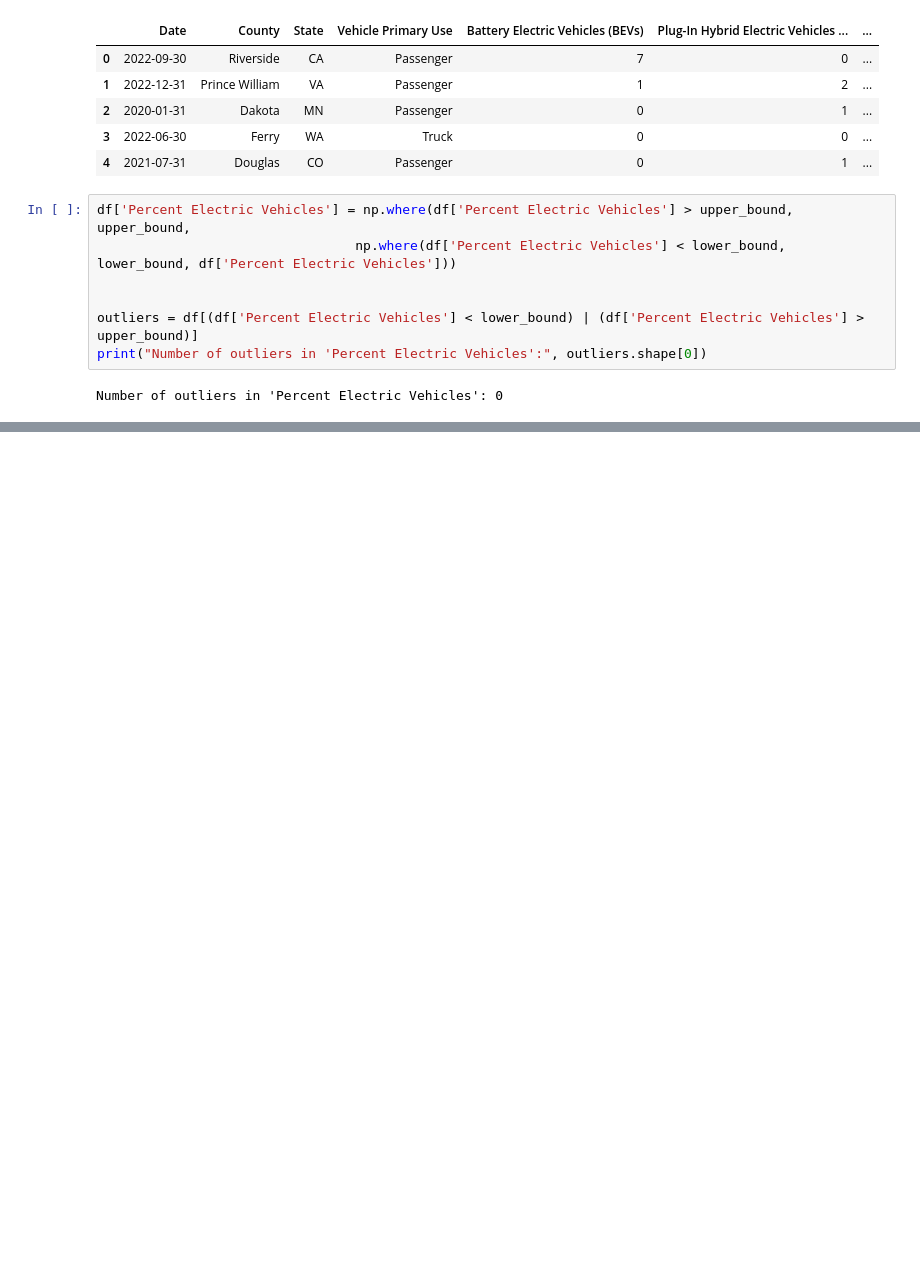
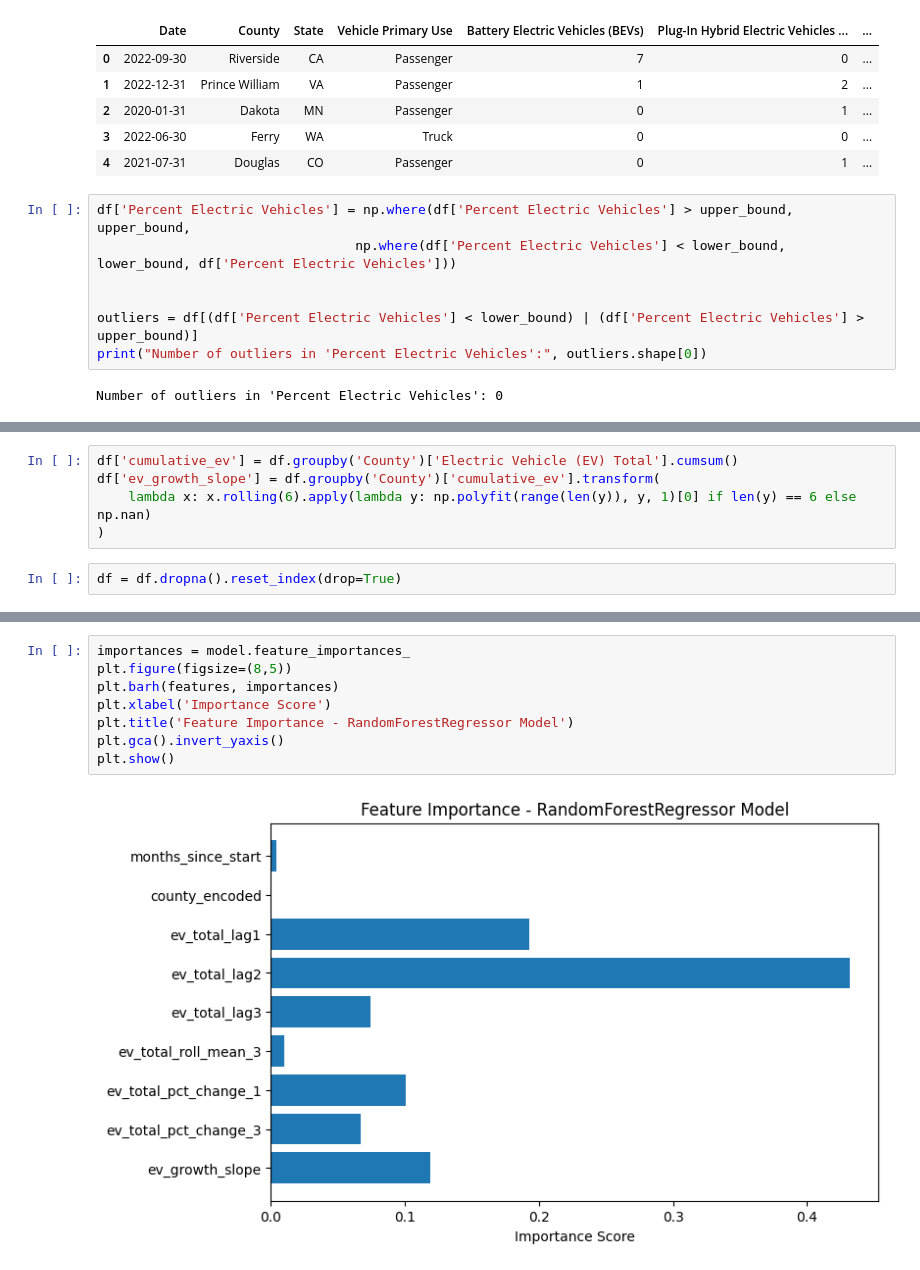
Before and after one commit to Tejaswinibantu/EV_Vehicle, a Jupyter notebook: EV.ipynb, the cells around one changed output, grey strips where cells are left out. Cells and saved outputs as stored; diff of their text form; blank space fills up the shorter version.

```diff
--- a/EV.ipynb
+++ b/EV.ipynb
@@ -106,0 +192,7 @@ Number of outliers in 'Percent Electric Vehicles': 0
+# %%
+df['cumulative_ev'] = df.groupby('County')['Electric Vehicle (EV) Total'].cumsum()
+df['ev_growth_slope'] = df.groupby('County')['cumulative_ev'].transform(
+    lambda x: x.rolling(6).apply(lambda y: np.polyfit(range(len(y)), y, 1)[0] if len(y) == 6 else np.nan)
+)
+# %%
+df = df.dropna().reset_index(drop=True)
@@ -106,0 +330,10 @@ Number of outliers in 'Percent Electric Vehicles': 0
+# %%
+importances = model.feature_importances_
+plt.figure(figsize=(8,5))
+plt.barh(features, importances)
+plt.xlabel('Importance Score')
+plt.title('Feature Importance - RandomForestRegressor Model')
+plt.gca().invert_yaxis()
+plt.show()
+# %% [output]
+[figure, added]
```
Also changed, not shown: parts of 24 cells of this notebook.
